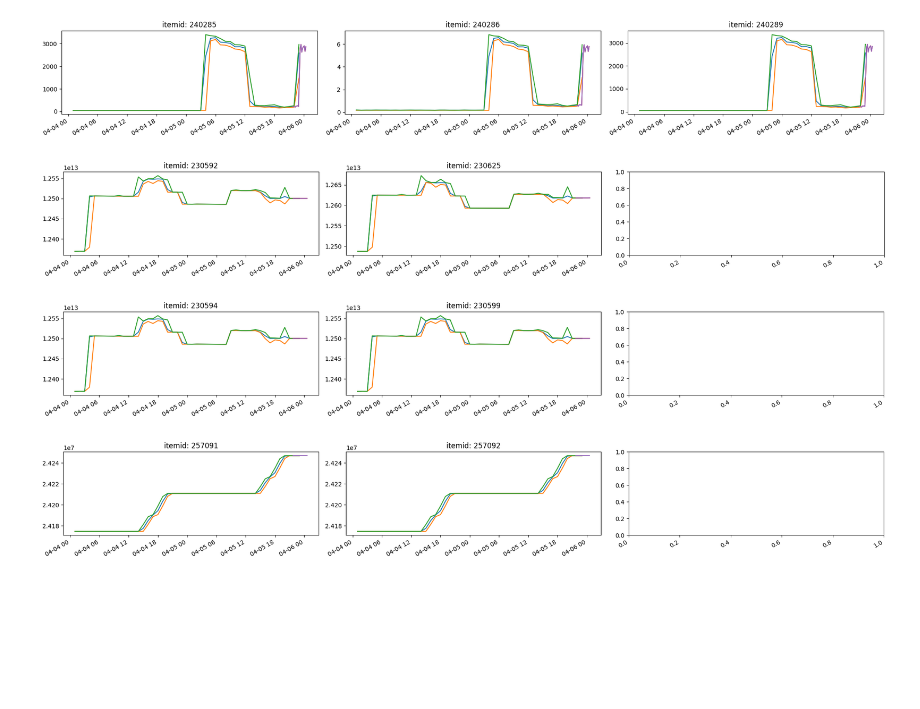
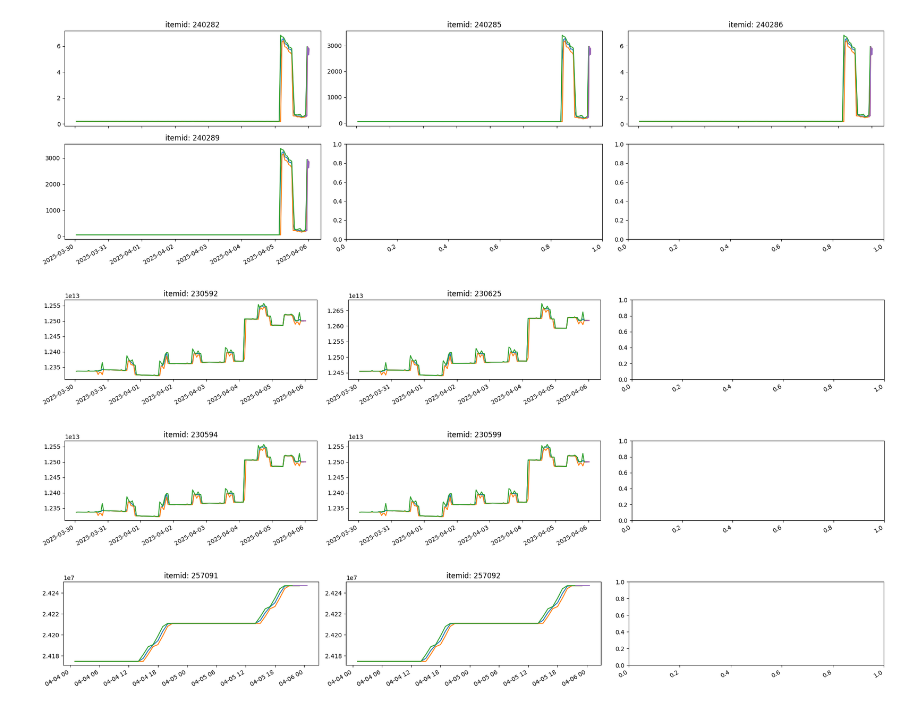
Before and after one commit to toku463ne/pyAnomalyDetector, a Jupyter notebook: jupyter_notebook/plot_zabbix_20250406.ipynb, the cells around one changed output. Drawn from its saved outputs; the diff is of its cells as text; code cells hidden in the pictures; blank space fills up the shorter version.

```diff
--- a/jupyter_notebook/plot_zabbix_20250406.ipynb
+++ b/jupyter_notebook/plot_zabbix_20250406.ipynb
@@ -11,7 +11,7 @@ view_source = {
     "type": "csv",
     "history_file_path": history_file,
     "trends_file_path": trends_file,
-    "startep": 1743899595 - 3600 * 24 * 2,
+    "startep": 1743899595 - 3600 * 24 * 7,
     "endep": 1743899595
 }
 
@@ -20,15 +20,15 @@ def plot_charts(itemIds):
     v = views.get_view(view_source)
     v.show(df)
 # %%
-plot_charts([240289,6240282,240286,240285])
+plot_charts([240289,240282,240286,240285])
 # %% [output]
-[figure, old version]
+[figure, new version]
 # %%
 plot_charts([230592,230625])
 plot_charts([230599,230594])
 # %% [output]
-[figure, old version]
+[figure, new version]
-[figure, old version]
+[figure, new version]
 # %%
 plot_charts([257092,257091])
 # %% [output]
```
Also changed, not shown: 3 other files.
